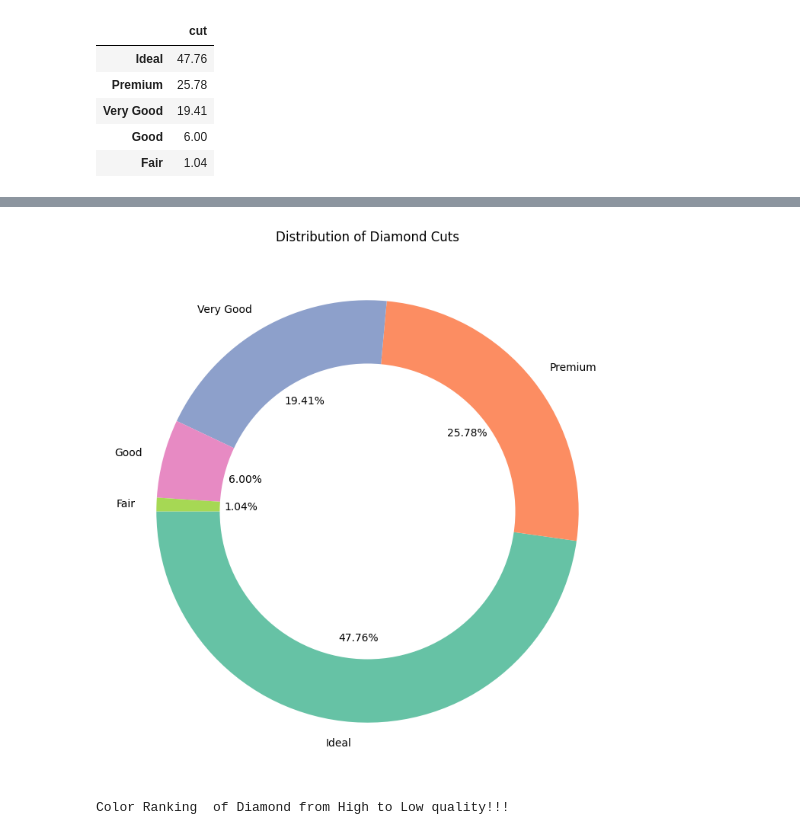
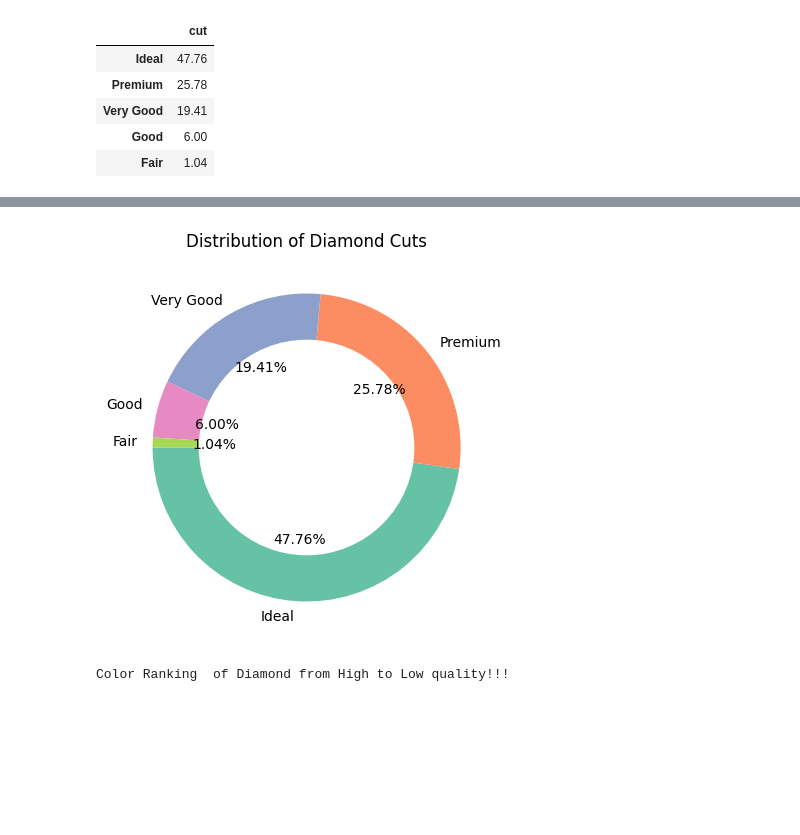
Before and after one commit to rashmiKumari03/_FSDSM_SelfLearned_RashmiKumari, a Jupyter notebook: MACHINE_LEARNING/01.End_to_End_setup_and_MLproject/02.Implementation_Of_EDA&FE_in_JupyterNB/notebooks/eda.ipynb, the cells around one changed output, grey strips where cells are left out. Cells and saved outputs as stored; diff of their text form; code cells hidden in the pictures; blank space fills up the shorter version.

```diff
--- a/MACHINE_LEARNING/01.End_to_End_setup_and_MLproject/02.Implementation_Of_EDA&FE_in_JupyterNB/notebooks/eda.ipynb
+++ b/MACHINE_LEARNING/01.End_to_End_setup_and_MLproject/02.Implementation_Of_EDA&FE_in_JupyterNB/notebooks/eda.ipynb
@@ -441,3 +477,34 @@ for p in ax3.patches:     #This loop is for denoting the values over each bar...
 # p.get_x() + p.get_width() / 2., p.get_height()) : This is basically a formula used to get the middle alinment place for annotaion of the count_value.
 # %% [output]
 [figure]
+# %%
+# Observation Summary Using seaborn with subplot and using plotly with subplot
+
+plt.rcParams['figure.figsize'] = (20, 6)
+
+# Create subplots with 1 row and 3 columns
+fig, axes = plt.subplots(1, 3)
+
+# Set custom colors
+colors = ['gold', 'green', 'blue']
+
+# Countplot for 'cut'
+ax1 = sns.countplot(x='cut', data=data[categorical_col], order=["Ideal", "Premium", "Very Good", "Good", "Fair"], color=colors[0], ax=axes[0])
+for p in ax1.patches:
+    ax1.annotate(f'{p.get_height()}', (p.get_x() + p.get_width() / 2., p.get_height()), ha='center', va='center', xytext=(0, 8), textcoords='offset points')
+
+# Countplot for 'color'
+ax2 = sns.countplot(x='color', data=data[categorical_col], order=["D", "E", "F", "G", "H", "I", "J"], color=colors[1], ax=axes[1])
+for p in ax2.patches:
+    ax2.annotate(f'{p.get_height()}', (p.get_x() + p.get_width() / 2., p.get_height()), ha='center', va='center', xytext=(0, 8), textcoords='offset points')
+
+# Countplot for 'clarity'
+ax3 = sns.countplot(x='clarity', data=data[categorical_col], order=['IF', 'VVS1', 'VVS2', 'VS1', 'VS2', 'SI1', 'SI2', 'I1'], color=colors[2], ax=axes[2])
+for p in ax3.patches:
+    ax3.annotate(f'{p.get_height()}', (p.get_x() + p.get_width() / 2., p.get_height()), ha='center', va='center', xytext=(0, 8), textcoords='offset points')
+
+# Adjust layout
+plt.tight_layout()
+
+# Show the plot
+plt.show()
@@ -533,20 +654,20 @@ plt.show()
 # %%
-plt.figure(figsize=(12,9))
+plt.figure(figsize=(12,5))
 sns.set_palette("Set2")
 
 plt.pie(cut_sorted_df['cut'], labels=cut_sorted_df.index, autopct='%0.2f%%',startangle=180)
 
 
 # Draw donut ==> using creating a circle inside.
 centre_circle = plt.Circle((0, 0),0.7,fc='white')   #  choose centre where we want inner circle's center , 0.6 --> 60% of main circle raduis, fc='white'-->color of inner circle
 fig = plt.gcf()   #gcf():get current figure
 fig.gca().add_artist(centre_circle)
 
 # Set plot title and show the plot
 plt.title('Distribution of Diamond Cuts')
 plt.show()
 # %% [output]
-[figure, old version]
+[figure, new version]
 # %%
 order2=['D','E','F','G','H','I','J']
 print("Color Ranking  of Diamond from High to Low quality!!!")
```
Also changed, not shown: parts of 30 cells of this notebook, 1 other file.
